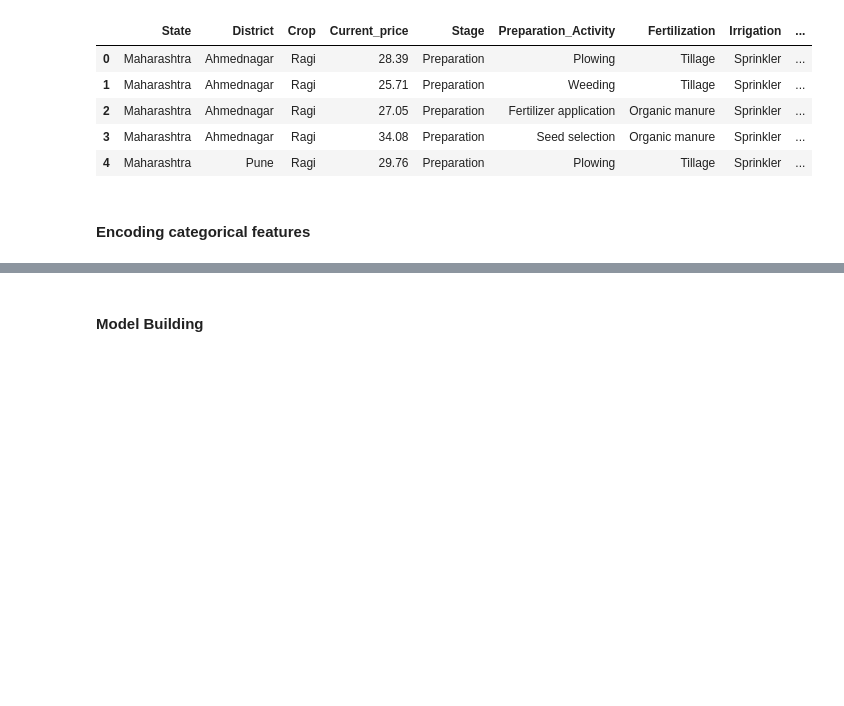
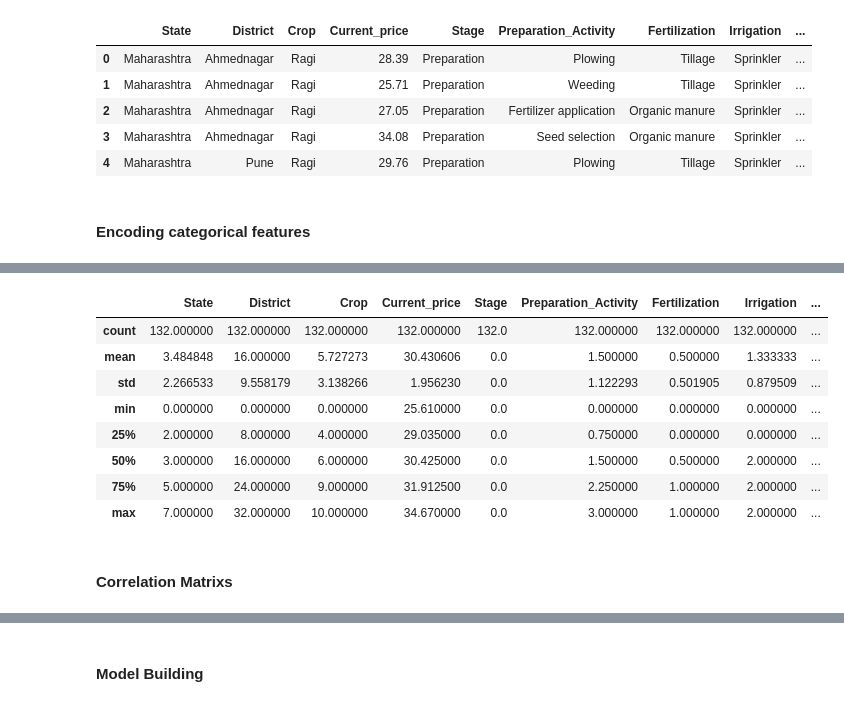
Before and after one commit to naresh5422/crop_price_prediction, a Jupyter notebook: SplitMindz_Crop_Data_Analysis_and_Prediction.ipynb, the cells around one changed output, grey strips where cells are left out. Cells and saved outputs as stored; diff of their text form; code cells hidden in the pictures; blank space fills up the shorter version.

```diff
--- a/SplitMindz_Crop_Data_Analysis_and_Prediction.ipynb
+++ b/SplitMindz_Crop_Data_Analysis_and_Prediction.ipynb
@@ -423,5 +426,5 @@ detect_outliers_crop_data.head()
 #### Encoding categorical features
 # %%
 # Encoding categorical features
-categorical_features = ['State', 'District', 'Crop', 'Preparation_Activity', 'Fertilization', 'Irrigation']
+categorical_features = ['State', 'District', 'Stage', 'Crop', 'Preparation_Activity', 'Fertilization', 'Irrigation']
 numerical_features = ['Area (in hectares)', 'Required Production per Year', 'Sowing_Month', 'Sowing_Season', 'Days_Since_Sowing']
@@ -427,0 +490,12 @@ numerical_features = ['Area (in hectares)', 'Required Production per Year', 'Sow
+# %%
+detect_outliers_crop_data.describe()
+# %% [output]
+|  | State | District | Crop | Current_price | Stage | Preparation_Activity | Fertilization | Irrigation | ... |
+| count | 132.000000 | 132.000000 | 132.000000 | 132.000000 | 132.0 | 132.000000 | 132.000000 | 132.000000 | ... |
+| mean | 3.484848 | 16.000000 | 5.727273 | 30.430606 | 0.0 | 1.500000 | 0.500000 | 1.333333 | ... |
+| std | 2.266533 | 9.558179 | 3.138266 | 1.956230 | 0.0 | 1.122293 | 0.501905 | 0.879509 | ... |
+| min | 0.000000 | 0.000000 | 0.000000 | 25.610000 | 0.0 | 0.000000 | 0.000000 | 0.000000 | ... |
+| 25% | 2.000000 | 8.000000 | 4.000000 | 29.035000 | 0.0 | 0.750000 | 0.000000 | 0.000000 | ... |
+| 50% | 3.000000 | 16.000000 | 6.000000 | 30.425000 | 0.0 | 1.500000 | 0.500000 | 2.000000 | ... |
+| 75% | 5.000000 | 24.000000 | 9.000000 | 31.912500 | 0.0 | 2.250000 | 1.000000 | 2.000000 | ... |
+| max | 7.000000 | 32.000000 | 10.000000 | 34.670000 | 0.0 | 3.000000 | 1.000000 | 2.000000 | ... |
@@ -427,0 +504,2 @@ numerical_features = ['Area (in hectares)', 'Required Production per Year', 'Sow
+# %% [markdown]
+#### Correlation Matrixs
```
Also changed, not shown: parts of 33 cells of this notebook.
